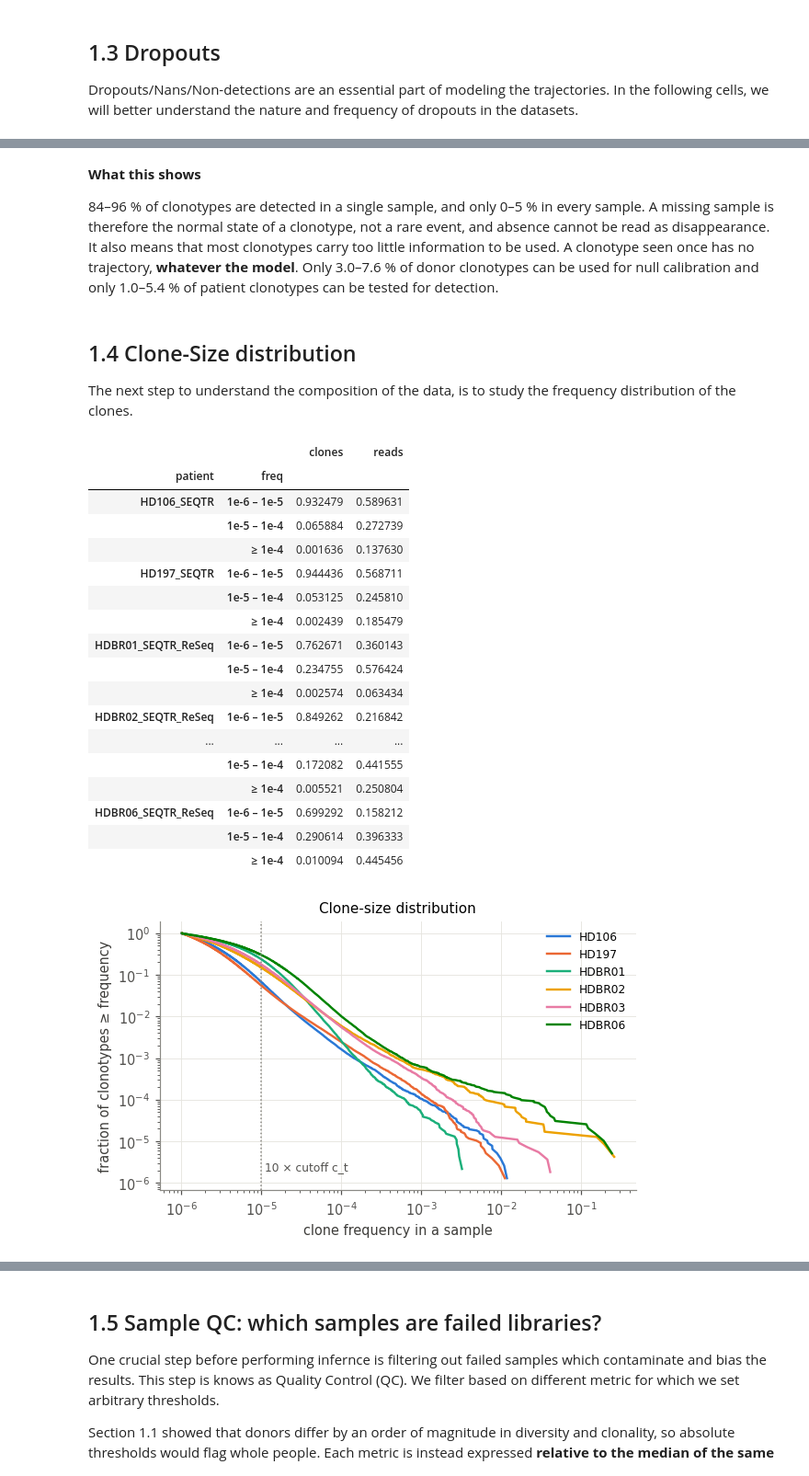
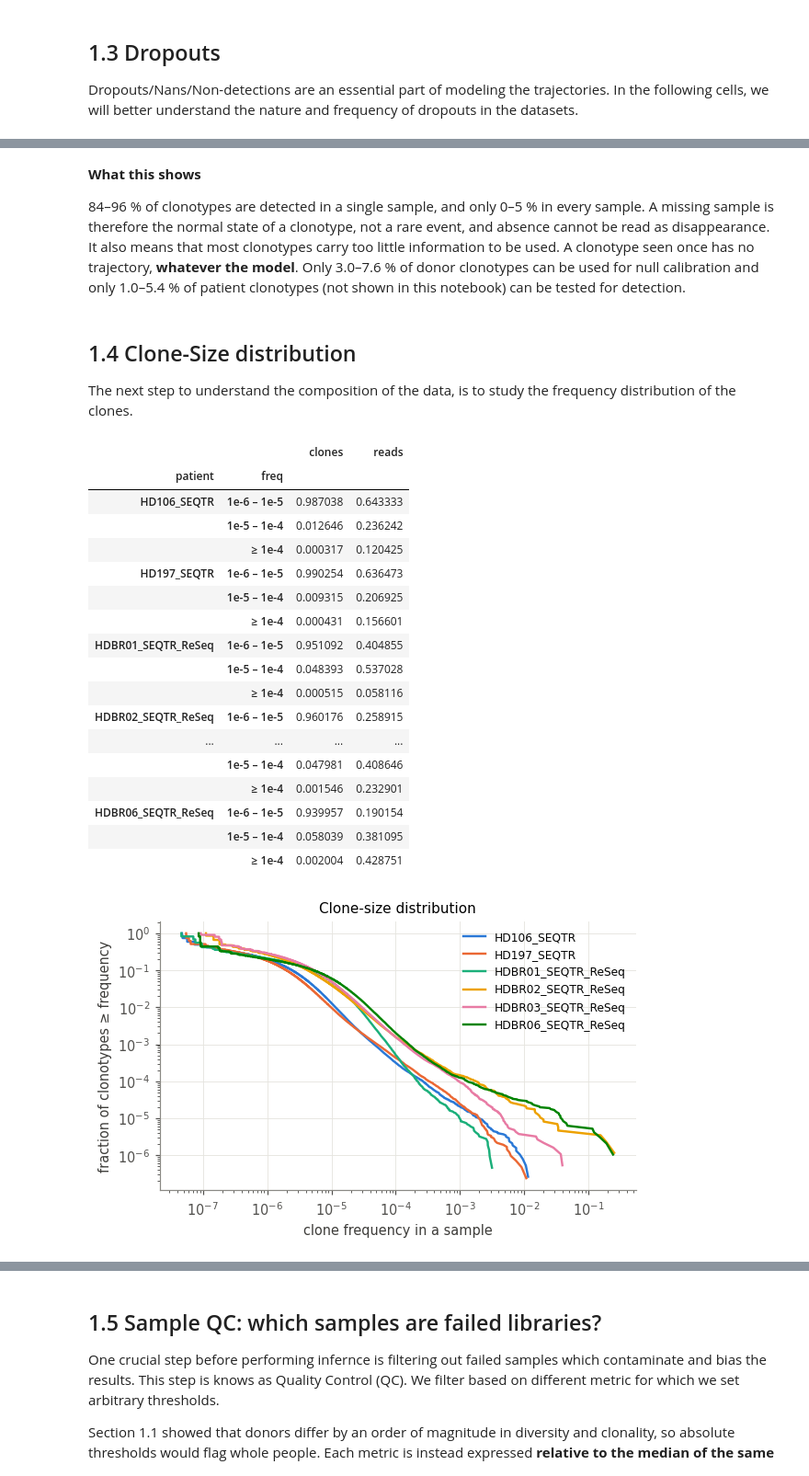
Before and after one commit to leogabcz/VHIO-colab, a Jupyter notebook: notebooks/Notebook_1_EDA.ipynb, the cells around one changed output, grey strips where cells are left out. Shown at 92% size. Drawn from its saved outputs; the diff is of its cells as text; code cells hidden in the pictures.

```diff
--- a/notebooks/Notebook_1_EDA.ipynb
+++ b/notebooks/Notebook_1_EDA.ipynb
@@ -191,7 +165,7 @@ clonotypes keeps increasing as the count decreases, all the way down to $c_t*. S
 ## 1.3 Dropouts
 Dropouts/Nans/Non-detections are an essential part of modeling the trajectories. In the following cells, we will better understand the nature and frequency of dropouts in the datasets.
 # %%
-h_ok = summarize_nan_trajectories(healthy_raw)
+h_ok = summarize_nan_trajectories(healthy_df)
 h_ok.head()
 # %% [output]
 |  | patient | n_timepoints | n_clonotypes | n_missing | n_clono | pct_clono |
@@ -212,0 +177,3 @@ p_ok.head()
+# %%
+p_ok = summarize_nan_trajectories(patient_df)
+p_ok.head()
@@ -217,7 +191,7 @@ from tcr_pipeline.utils import summarize_nan_trajectories
 nan_tabs = {'Healthy donors': h_ok,
             'Patients': p_ok}
 # one blue ramp for both panels: light = seen once, dark = seen in 6 samples
-SEQ = {1: '#cde2fb', 2: '#86b6ef', 3: '#5598e7', 4: '#2a78d6', 5: '#1c5cab', 6: '#0d366b'}
+SEQ = {1: '#cde2fb', 2: '#86b6ef', 3: '#5598e7', 4: '#2a78d6', 5: '#1c5cab', 6: '#0d366b', 7: '#061830' }
 
 fig, axes = plt.subplots(2, 1, figsize=(8.5, 5.6), sharex=True)
 for ax, (title, tab) in zip(axes, nan_tabs.items()):
@@ -226,7 +200,7 @@ for ax, (title, tab) in zip(axes, nan_tabs.items()):
               .fillna(0).sort_index(ascending=False))
     left = np.zeros(len(wide))
     for k in wide.columns:
-        ax.barh([short(p) for p in wide.index], wide[k], left=left, color=SEQ[k],
+        ax.barh([p for p in wide.index], wide[k], left=left, color=SEQ[k],
                 edgecolor='white', linewidth=1.5)
         left += wide[k].to_numpy()
     for y, p in enumerate(wide.index):        # label the 'seen in every sample' share
@@ -237,7 +211,7 @@ for ax, (title, tab) in zip(axes, nan_tabs.items()):
     ax.grid(axis='y', visible=False)
 axes[-1].set(xlim=(0, 100), xlabel='% of clonotypes')
 handles = [plt.Rectangle((0, 0), 1, 1, color=SEQ[k]) for k in SEQ]
-fig.legend(handles, list(SEQ), title='samples in which the clonotype is detected', ncol=6,
+fig.legend(handles, list(SEQ), title='samples in which the clonotype is detected', ncol=7,
            fontsize=8, title_fontsize=8, loc='lower center', bbox_to_anchor=(0.5, -0.04),
            frameon=False)
 fig.suptitle('In how many samples is each clonotype detected?', x=0.06, ha='left')
@@ -249,12 +223,12 @@ fig.tight_layout(rect=(0, 0.06, 1, 1))
 
 84–96 % of clonotypes are detected in a single sample, and only 0–5 % in every sample. A missing sample is therefore the normal state of a clonotype, not a rare event, and absence cannot be read as disappearance.
 It also means that most clonotypes carry too little information to be used. A clonotype seen once has no trajectory, **whatever the model**. Only 3.0–7.6 % of
-donor clonotypes can be used for null calibration and only  1.0–5.4 % of patient clonotypes can be tested for detection.
+donor clonotypes can be used for null calibration and only  1.0–5.4 % of patient clonotypes (not shown in this notebook) can be tested for detection.
 # %% [markdown]
 ## 1.4 Clone-Size distribution
 The next step to understand the composition of the data, is to study the frequency distribution of the clones.
 # %%
-f = healthy_raw.assign(freq=healthy_raw['count'] / healthy_raw['D_t'])
+f = healthy_df.assign(freq=healthy_df['count'] / healthy_df['D_t'])
 band = pd.cut(f['freq'], [0, 1e-5, 1e-4, 1],
               labels=['1e-6 – 1e-5', '1e-5 – 1e-4', '≥ 1e-4'], right=False)
 bands = (f.groupby(['patient', band], observed=False)
@@ -264,35 +238,33 @@ display(bands)
 # %% [output]
 |  |  | clones | reads |
 | patient | freq |  |  |
-| HD106_SEQTR | 1e-6 – 1e-5 | 0.932479 | 0.589631 |
-|  | 1e-5 – 1e-4 | 0.065884 | 0.272739 |
-|  | ≥ 1e-4 | 0.001636 | 0.137630 |
-| HD197_SEQTR | 1e-6 – 1e-5 | 0.944436 | 0.568711 |
-|  | 1e-5 – 1e-4 | 0.053125 | 0.245810 |
-|  | ≥ 1e-4 | 0.002439 | 0.185479 |
-| HDBR01_SEQTR_ReSeq | 1e-6 – 1e-5 | 0.762671 | 0.360143 |
-|  | 1e-5 – 1e-4 | 0.234755 | 0.576424 |
-|  | ≥ 1e-4 | 0.002574 | 0.063434 |
-| HDBR02_SEQTR_ReSeq | 1e-6 – 1e-5 | 0.849262 | 0.216842 |
+| HD106_SEQTR | 1e-6 – 1e-5 | 0.987038 | 0.643333 |
+|  | 1e-5 – 1e-4 | 0.012646 | 0.236242 |
+|  | ≥ 1e-4 | 0.000317 | 0.120425 |
+| HD197_SEQTR | 1e-6 – 1e-5 | 0.990254 | 0.636473 |
+|  | 1e-5 – 1e-4 | 0.009315 | 0.206925 |
+|  | ≥ 1e-4 | 0.000431 | 0.156601 |
+| HDBR01_SEQTR_ReSeq | 1e-6 – 1e-5 | 0.951092 | 0.404855 |
+|  | 1e-5 – 1e-4 | 0.048393 | 0.537028 |
+|  | ≥ 1e-4 | 0.000515 | 0.058116 |
+| HDBR02_SEQTR_ReSeq | 1e-6 – 1e-5 | 0.960176 | 0.258915 |
 | ... | ... | ... | ... |
-|  | 1e-5 – 1e-4 | 0.172082 | 0.441555 |
-|  | ≥ 1e-4 | 0.005521 | 0.250804 |
-| HDBR06_SEQTR_ReSeq | 1e-6 – 1e-5 | 0.699292 | 0.158212 |
-|  | 1e-5 – 1e-4 | 0.290614 | 0.396333 |
-|  | ≥ 1e-4 | 0.010094 | 0.445456 |
+|  | 1e-5 – 1e-4 | 0.047981 | 0.408646 |
+|  | ≥ 1e-4 | 0.001546 | 0.232901 |
+| HDBR06_SEQTR_ReSeq | 1e-6 – 1e-5 | 0.939957 | 0.190154 |
+|  | 1e-5 – 1e-4 | 0.058039 | 0.381095 |
+|  | ≥ 1e-4 | 0.002004 | 0.428751 |
 # %%
 fig, ax = plt.subplots(figsize=(5.6, 3.6))
 for p in DONORS:
     x = np.sort(f.loc[f['patient'] == p, 'freq'].to_numpy())
     ccdf = 1 - np.arange(len(x)) / len(x)
-    ax.plot(x, ccdf, color=COLOR[p], label=short(p))
-ax.axvline(1e-5, color=GREY, lw=1, ls=':')
-ax.text(1.1e-5, 2e-6, '10 × cutoff c_t', color='#52514e', fontsize=8)
+    ax.plot(x, ccdf, color=COLOR[p], label=p)
 ax.set(xscale='log', yscale='log', xlabel='clone frequency in a sample',
        ylabel='fraction of clonotypes ≥ frequency',
        title='Clone-size distribution')
 ax.legend(fontsize=8)
 fig.tight_layout()
 # %% [output]
-[figure, old version]
+[figure, new version]
 # %% [markdown]
```
Also changed, not shown: parts of 29 cells of this notebook, 13 other files.
